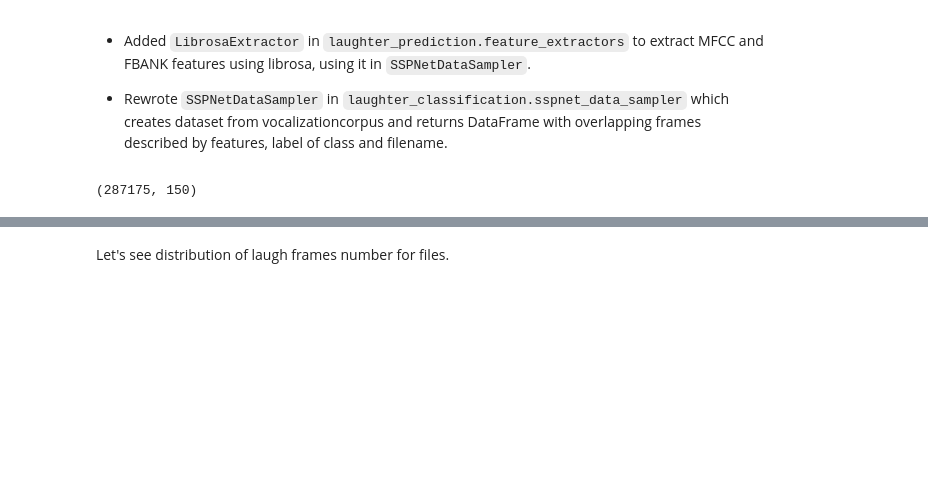
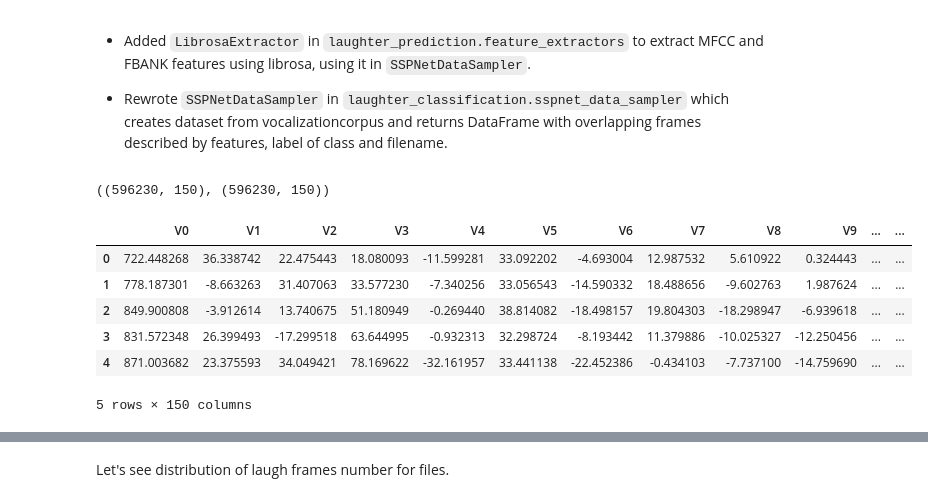
Before and after one commit to avgaydashenko/speech-recognition-hw, a Jupyter notebook: homework/notebooks/main.ipynb, the cells around one changed output, grey strips where cells are left out. Cells and saved outputs as stored; diff of their text form; code cells hidden in the pictures; blank space fills up the shorter version.

```diff
--- a/homework/notebooks/main.ipynb
+++ b/homework/notebooks/main.ipynb
@@ -37,8 +39,14 @@ NUM_CLASSES = 2 # laught or not
 # data.to_csv('../../data/samples.csv', index=False)
 
 data = pd.read_csv('../../data/samples.csv')
+# %%
+# smplr = SSPNetDataSampler('../../data/noisy/')
+# noisy = smplr.create_sampled_df(FRAME_SEC)
+# noisy.to_csv('../../data/noisy.csv', index=False)
+
+noisy = pd.read_csv('../../data/noisy.csv')
 # %%
-data.shape
+data.shape, noisy.shape
 # %% [output]
-(287175, 150)
+((596230, 150), (596230, 150))
 # %%
@@ -46,6 +54,16 @@ frames_num = 105 # number of frames for each .wav file
 vector_len = 148 # number of features describing each frame
 mfcc_len = 20
 fbank_len = 128
+# %%
+noisy.head()
+# %% [output]
+|  | V0 | V1 | V2 | V3 | V4 | V5 | V6 | V7 | V8 | V9 | ... | ... |
+| 0 | 722.448268 | 36.338742 | 22.475443 | 18.080093 | -11.599281 | 33.092202 | -4.693004 | 12.987532 | 5.610922 | 0.324443 | ... | ... |
+| 1 | 778.187301 | -8.663263 | 31.407063 | 33.577230 | -7.340256 | 33.056543 | -14.590332 | 18.488656 | -9.602763 | 1.987624 | ... | ... |
+| 2 | 849.900808 | -3.912614 | 13.740675 | 51.180949 | -0.269440 | 38.814082 | -18.498157 | 19.804303 | -18.298947 | -6.939618 | ... | ... |
+| 3 | 831.572348 | 26.399493 | -17.299518 | 63.644995 | -0.932313 | 32.298724 | -8.193442 | 11.379886 | -10.025327 | -12.250456 | ... | ... |
+| 4 | 871.003682 | 23.375593 | 34.049421 | 78.169622 | -32.161957 | 33.441138 | -22.452386 | -0.434103 | -7.737100 | -14.759690 | ... | ... |
+5 rows × 150 columns
 # %%
 data.head()
 # %% [output]
```
Also changed, not shown: parts of 30 cells of this notebook, 5 other files.
